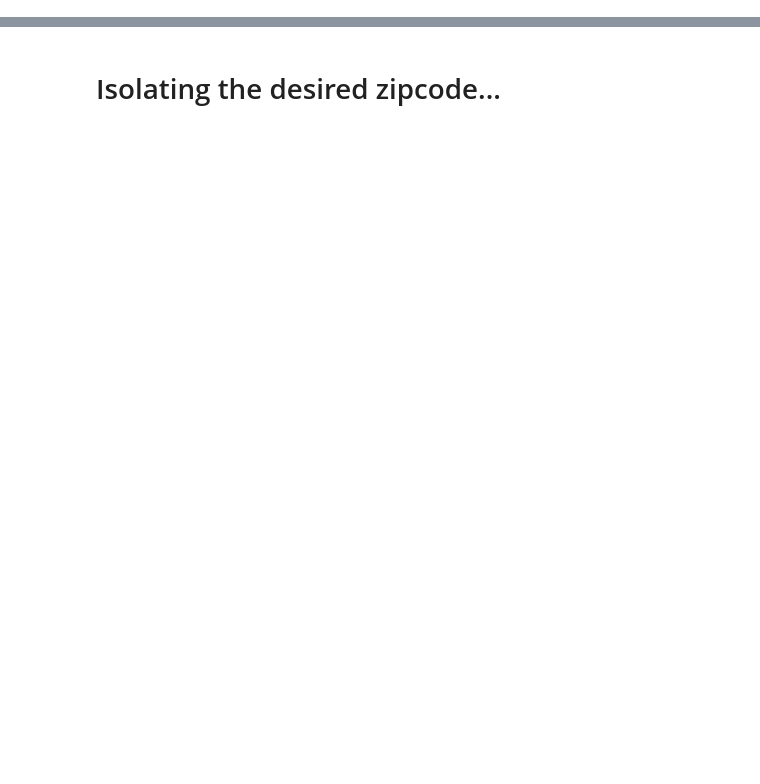
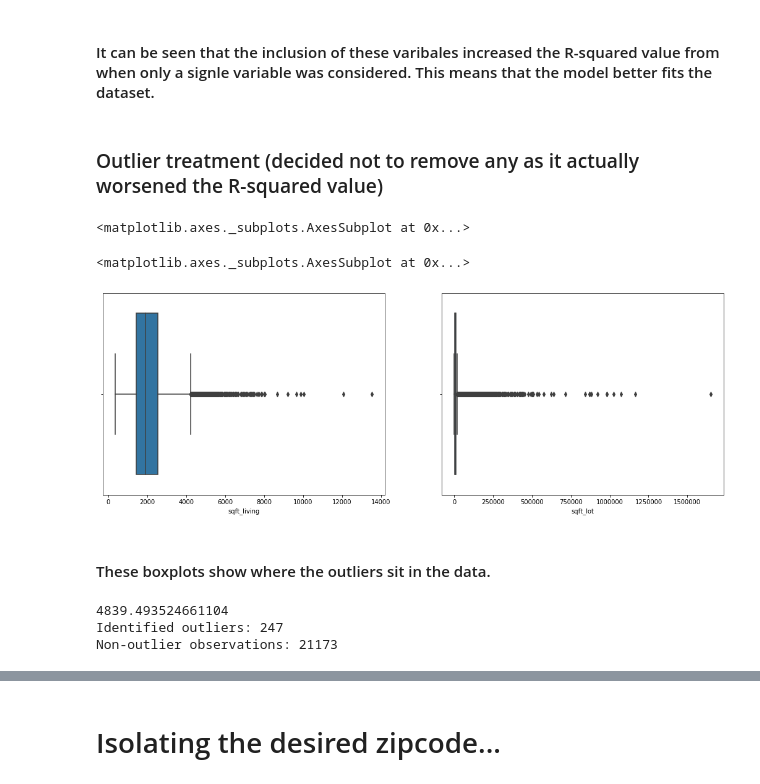
Before and after one commit to petehumphries/housing_project, a Jupyter notebook: project_1_regression_modelling_RM.ipynb, the cells around one changed output, grey strips where cells are left out. Cells and saved outputs as stored; diff of their text form; code cells hidden in the pictures; blank space fills up the shorter version.

```diff
--- a/project_1_regression_modelling_RM.ipynb
+++ b/project_1_regression_modelling_RM.ipynb
@@ -81,0 +86,36 @@ strong multicollinearity or other numerical problems.
+# %% [markdown]
+#### It can be seen that the inclusion of these varibales increased the R-squared value from when only a signle variable was considered. This means that the model better fits the dataset.
+# %% [markdown]
+### Outlier treatment (decided not to remove any as it actually worsened the R-squared value)
+# %%
+plt.figure(figsize=(18,6))
+
+plt.subplot(1, 2, 1)
+display(sns.boxplot(x = df['sqft_living']))
+
+plt.subplot(1, 2, 2)
+display(sns.boxplot(x = df['sqft_lot']))
+# %% [output]
+<matplotlib.axes._subplots.AxesSubplot at 0x...>
+<matplotlib.axes._subplots.AxesSubplot at 0x...>
+[figure, added]
+# %% [markdown]
+#### These boxplots show where the outliers sit in the data.
+# %%
+# calculate summary statistics
+variable = 'sqft_living'
+data_mean, data_std = mean(df[variable]), std(df[variable])
+# identify outliers
+cut_off = data_std * 3
+lower, upper = data_mean - cut_off, data_mean + cut_off
+print(upper)
+# identify outliers
+outliers = [x for x in df[variable] if x < lower or x > upper]
+print('Identified outliers: %d' % len(outliers))
+# remove outliers
+outliers_removed = [x for x in df[variable] if x >= lower and x <= upper]
+print('Non-outlier observations: %d' % len(outliers_removed))
+# %% [output]
+4839.493524661104
+Identified outliers: 247
+Non-outlier observations: 21173
```
Also changed, not shown: parts of 23 cells of this notebook, 1 other file.
